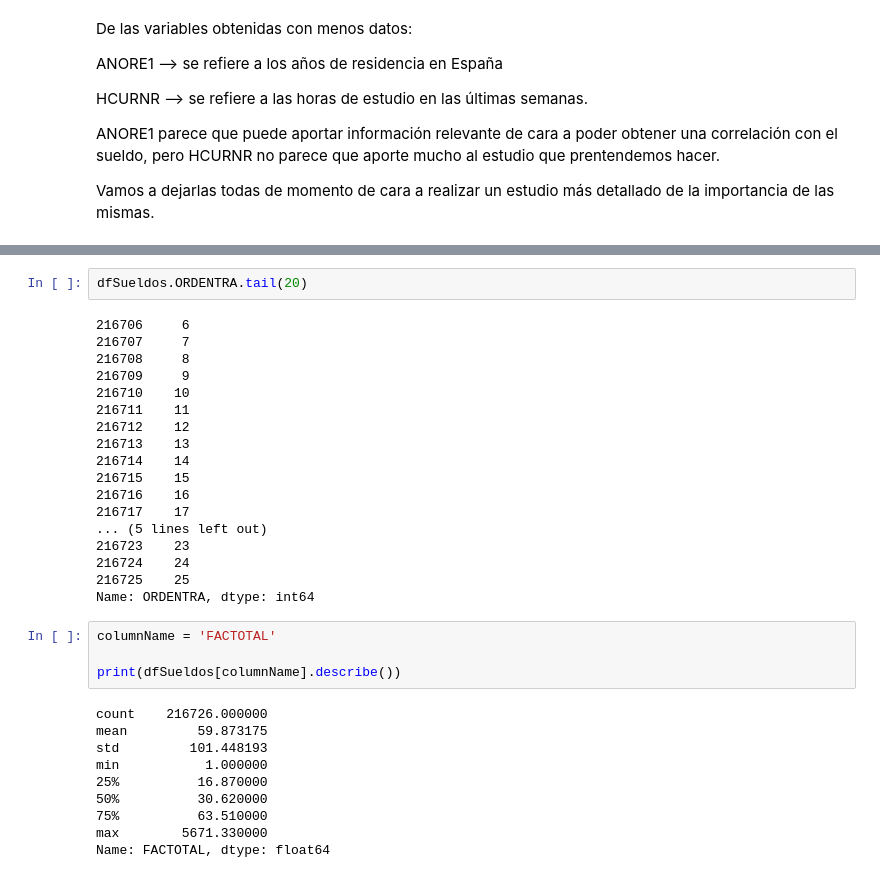
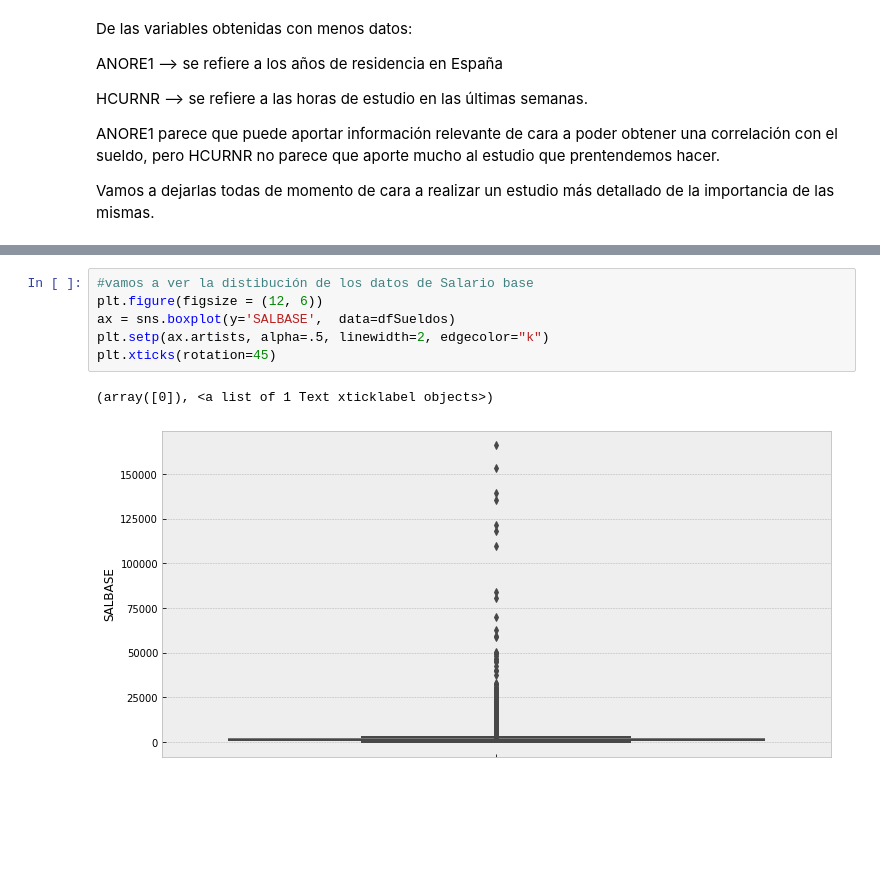
Before and after one commit to Jorge-Saura/UOC-Tipologia-Practica2, a Jupyter notebook: practica.ipynb, the cells around one changed output, grey strips where cells are left out. Saved outputs shown, nothing was run; the diff lists cells and outputs as text; blank space fills up the shorter version.

```diff
--- a/practica.ipynb
+++ b/practica.ipynb
@@ -149,34 +151,9 @@ Name: SALBASE, dtype: float64
-# %%
-dfSueldos.ORDENTRA.tail(20)
-# %% [output]
-216706     6
-216707     7
-216708     8
-216709     9
-216710    10
-216711    11
-216712    12
-216713    13
-216714    14
-216715    15
-216716    16
-216717    17
-... (5 lines left out)
-216723    23
-216724    24
-216725    25
-Name: ORDENTRA, dtype: int64
-# %%
-columnName = 'FACTOTAL'
-
-print(dfSueldos[columnName].describe())
-# %% [output]
-count    216726.000000
-mean         59.873175
-std         101.448193
-min           1.000000
-25%          16.870000
-50%          30.620000
-75%          63.510000
-max        5671.330000
-Name: FACTOTAL, dtype: float64
+# %%
+#vamos a ver la distibución de los datos de Salario base
+plt.figure(figsize = (12, 6))
+ax = sns.boxplot(y='SALBASE',  data=dfSueldos)
+plt.setp(ax.artists, alpha=.5, linewidth=2, edgecolor="k")
+plt.xticks(rotation=45)
+# %% [output]
+(array([0]), <a list of 1 Text xticklabel objects>)
+[figure, added]
```
Also changed, not shown: parts of 6 cells of this notebook.
